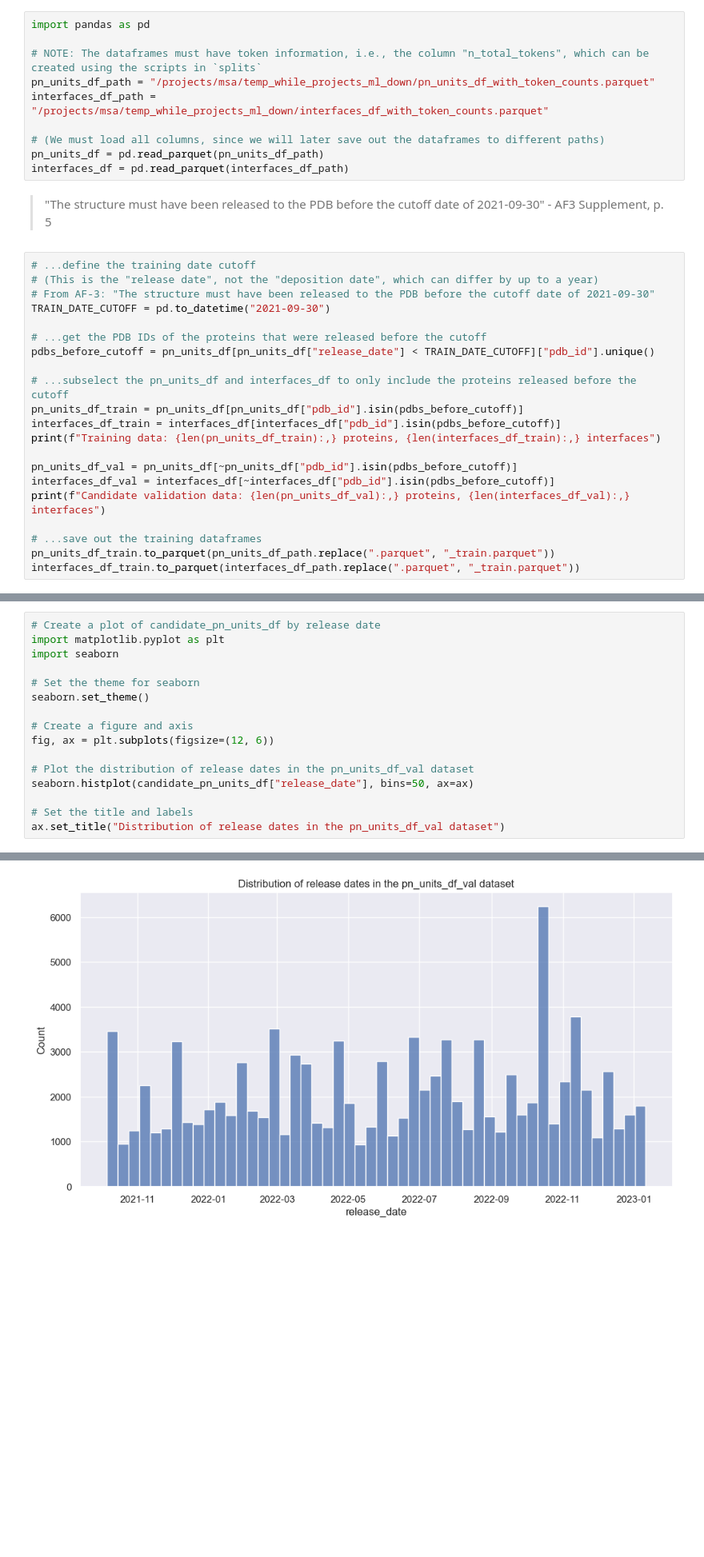
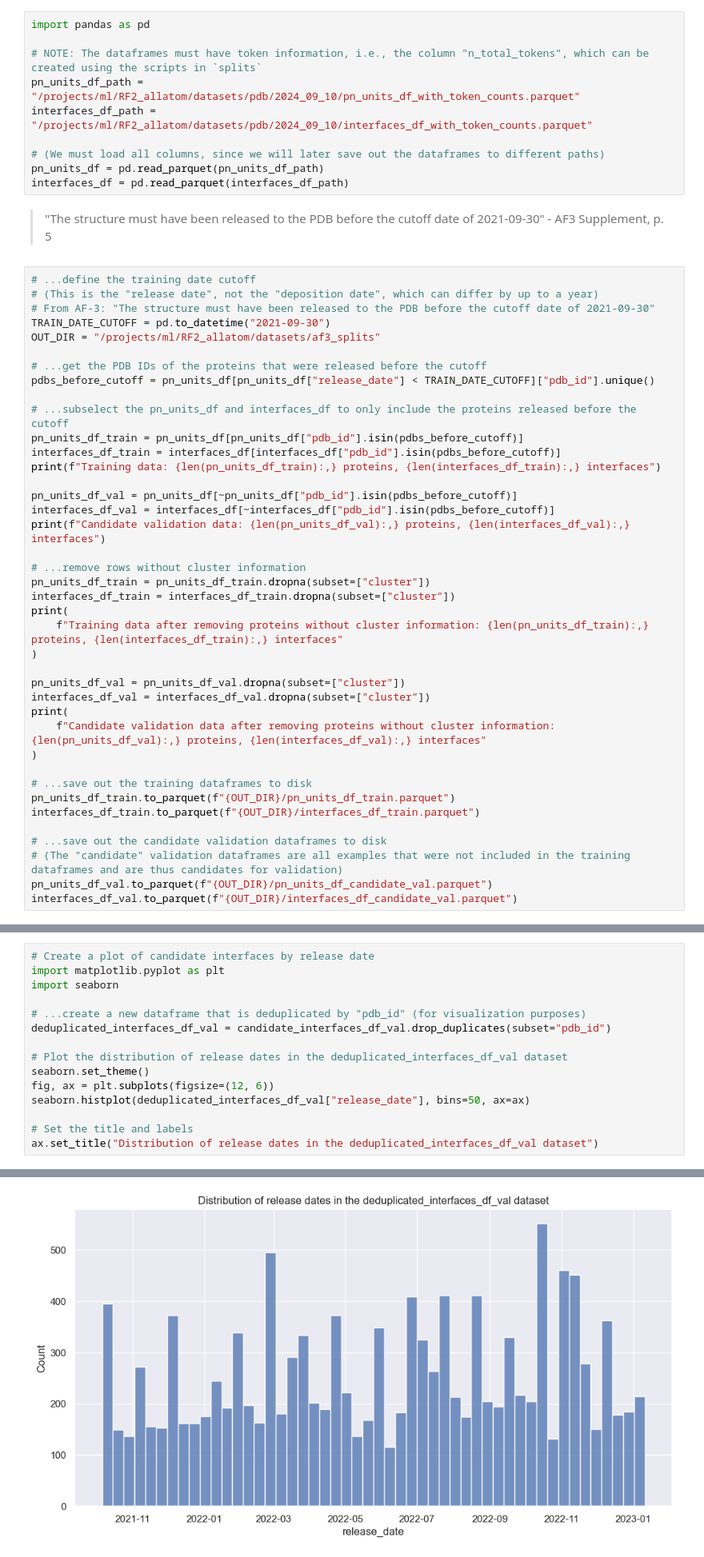
Before and after one commit to richardshuai/atomworks-caliby, a Jupyter notebook: datahub/scripts/preprocessing/splits/generate_af3_train_valid_splits.ipynb, the cells around one changed output, grey strips where cells are left out. Shown: that part at 80% size. Cells and saved outputs as stored; diff of their text form; blank space fills up the shorter version.

Commit message:
feat: interface splits

```diff
--- a/datahub/scripts/preprocessing/splits/generate_af3_train_valid_splits.ipynb
+++ b/datahub/scripts/preprocessing/splits/generate_af3_train_valid_splits.ipynb
@@ -8,8 +10,8 @@ We use a notebook over a script to facilitate documentation and error detection.
 import pandas as pd
 
 # NOTE: The dataframes must have token information, i.e., the column "n_total_tokens", which can be created using the scripts in `splits`
-pn_units_df_path = "/projects/msa/temp_while_projects_ml_down/pn_units_df_with_token_counts.parquet"
-interfaces_df_path = "/projects/msa/temp_while_projects_ml_down/interfaces_df_with_token_counts.parquet"
+pn_units_df_path = "/projects/ml/RF2_allatom/datasets/pdb/2024_09_10/pn_units_df_with_token_counts.parquet"
+interfaces_df_path = "/projects/ml/RF2_allatom/datasets/pdb/2024_09_10/interfaces_df_with_token_counts.parquet"
 
 # (We must load all columns, since we will later save out the dataframes to different paths)
 pn_units_df = pd.read_parquet(pn_units_df_path)
@@ -21,6 +23,7 @@ interfaces_df = pd.read_parquet(interfaces_df_path)
 # (This is the "release date", not the "deposition date", which can differ by up to a year)
 # From AF-3: "The structure must have been released to the PDB before the cutoff date of 2021-09-30"
 TRAIN_DATE_CUTOFF = pd.to_datetime("2021-09-30")
+OUT_DIR = "/projects/ml/RF2_allatom/datasets/af3_splits"
 
 # ...get the PDB IDs of the proteins that were released before the cutoff
 pdbs_before_cutoff = pn_units_df[pn_units_df["release_date"] < TRAIN_DATE_CUTOFF]["pdb_id"].unique()
@@ -34,9 +37,27 @@ pn_units_df_val = pn_units_df[~pn_units_df["pdb_id"].isin(pdbs_before_cutoff)]
 interfaces_df_val = interfaces_df[~interfaces_df["pdb_id"].isin(pdbs_before_cutoff)]
 print(f"Candidate validation data: {len(pn_units_df_val):,} proteins, {len(interfaces_df_val):,} interfaces")
 
-# ...save out the training dataframes
-pn_units_df_train.to_parquet(pn_units_df_path.replace(".parquet", "_train.parquet"))
-interfaces_df_train.to_parquet(interfaces_df_path.replace(".parquet", "_train.parquet"))
+# ...remove rows without cluster information
+pn_units_df_train = pn_units_df_train.dropna(subset=["cluster"])
+interfaces_df_train = interfaces_df_train.dropna(subset=["cluster"])
+print(
+    f"Training data after removing proteins without cluster information: {len(pn_units_df_train):,} proteins, {len(interfaces_df_train):,} interfaces"
+)
+
+pn_units_df_val = pn_units_df_val.dropna(subset=["cluster"])
+interfaces_df_val = interfaces_df_val.dropna(subset=["cluster"])
+print(
+    f"Candidate validation data after removing proteins without cluster information: {len(pn_units_df_val):,} proteins, {len(interfaces_df_val):,} interfaces"
+)
+
+# ...save out the training dataframes to disk
+pn_units_df_train.to_parquet(f"{OUT_DIR}/pn_units_df_train.parquet")
+interfaces_df_train.to_parquet(f"{OUT_DIR}/interfaces_df_train.parquet")
+
+# ...save out the candidate validation dataframes to disk
+# (The "candidate" validation dataframes are all examples that were not included in the training dataframes and are thus candidates for validation)
+pn_units_df_val.to_parquet(f"{OUT_DIR}/pn_units_df_candidate_val.parquet")
+interfaces_df_val.to_parquet(f"{OUT_DIR}/interfaces_df_candidate_val.parquet")
 # %% [output]
 Training data: 2,614,189 proteins, 4,518,229 interfaces
 Candidate validation data: 868,323 proteins, 1,703,156 interfaces
@@ -117,17 +141,16 @@ Number of rows within validation date range, token limit, resolution limit, and
 # %%
-# Create a plot of candidate_pn_units_df by release date
+# Create a plot of candidate interfaces by release date
 import matplotlib.pyplot as plt
 import seaborn
 
-# Set the theme for seaborn
+# ...create a new dataframe that is deduplicated by "pdb_id" (for visualization purposes)
+deduplicated_interfaces_df_val = candidate_interfaces_df_val.drop_duplicates(subset="pdb_id")
+
+# Plot the distribution of release dates in the deduplicated_interfaces_df_val dataset
 seaborn.set_theme()
-
-# Create a figure and axis
 fig, ax = plt.subplots(figsize=(12, 6))
-
-# Plot the distribution of release dates in the pn_units_df_val dataset
-seaborn.histplot(candidate_pn_units_df["release_date"], bins=50, ax=ax)
+seaborn.histplot(deduplicated_interfaces_df_val["release_date"], bins=50, ax=ax)
 
 # Set the title and labels
-ax.set_title("Distribution of release dates in the pn_units_df_val dataset")
+ax.set_title("Distribution of release dates in the deduplicated_interfaces_df_val dataset")
 # %% [output]
@@ -135,4 +158,4 @@ Text(0.5, 1.0, 'Distribution of release dates in the pn_units_df_val dataset')
-[figure, old version]
+[figure, new version]
 # %%
 # Create a figure with two subplots
 fig, axes = plt.subplots(1, 2, figsize=(12, 6))
```
Also changed, not shown: parts of 44 cells of this notebook, 4 other files.
